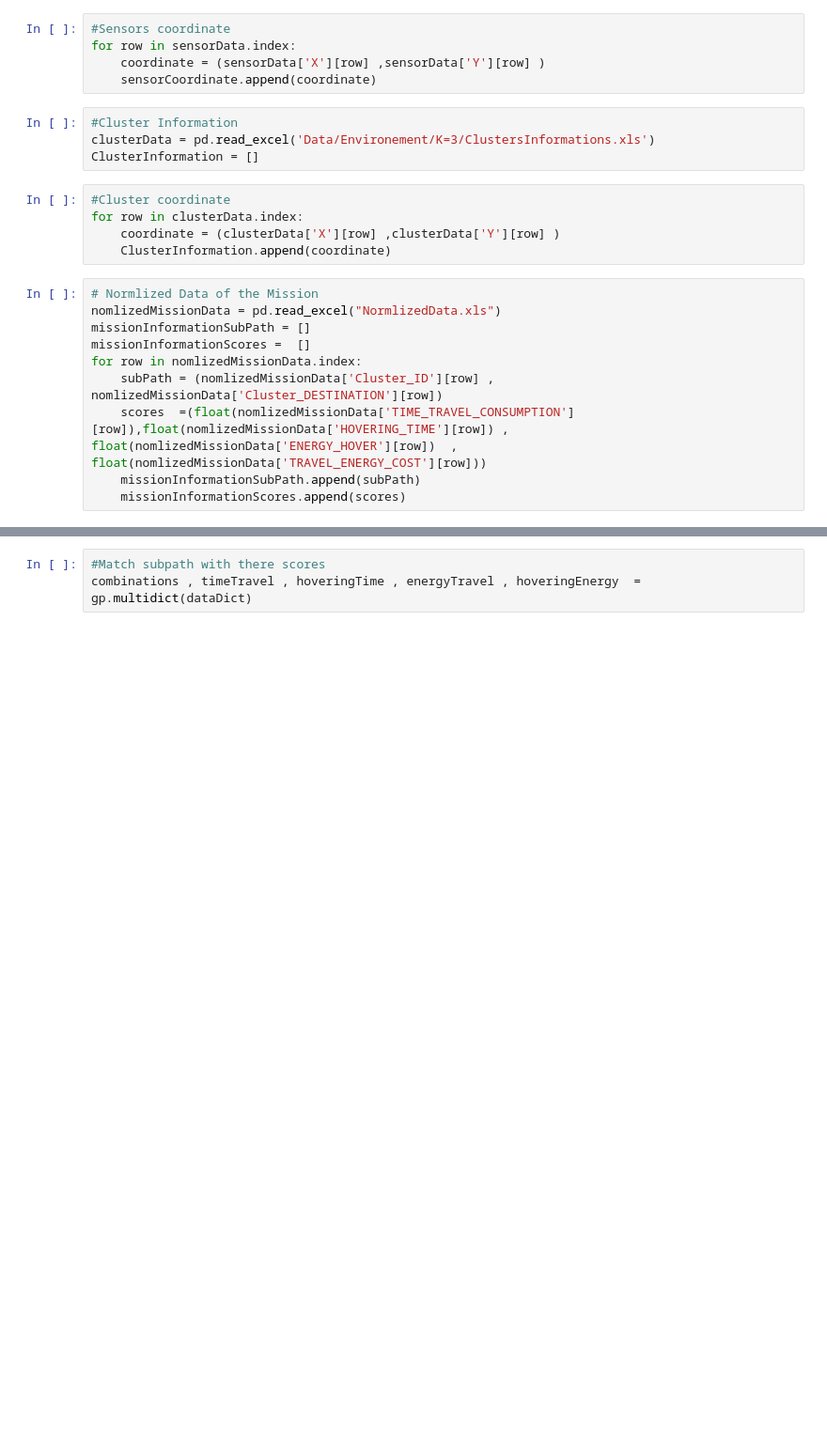
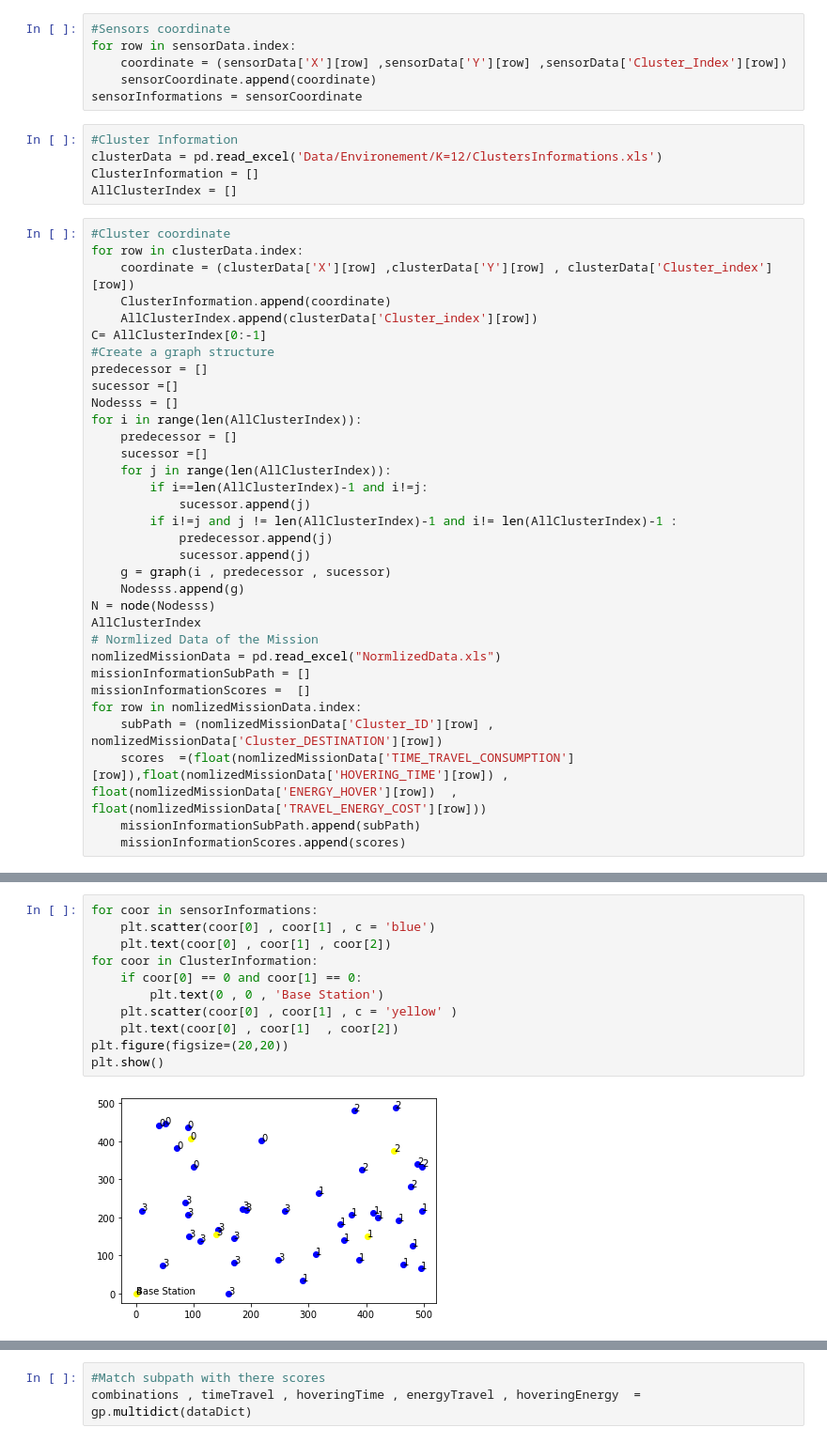
Before and after one commit to akram92i1/UAV_TIME_ENERGY_MIN_OPTIMAL_GUROBI, a Jupyter notebook: UAV_EnergyTimeMinimization.ipynb, the cells around one changed output, grey strips where cells are left out. Shown: that part at 94% size. Drawn from its saved outputs; the diff is of its cells as text; blank space fills up the shorter version.

```diff
--- a/UAV_EnergyTimeMinimization.ipynb
+++ b/UAV_EnergyTimeMinimization.ipynb
@@ -9,18 +11,38 @@ sensorCoordinate = []
 # %%
 #Sensors coordinate
 for row in sensorData.index:
-    coordinate = (sensorData['X'][row] ,sensorData['Y'][row] )
+    coordinate = (sensorData['X'][row] ,sensorData['Y'][row] ,sensorData['Cluster_Index'][row])
     sensorCoordinate.append(coordinate)
+sensorInformations = sensorCoordinate
 # %%
 #Cluster Information
-clusterData = pd.read_excel('Data/Environement/K=3/ClustersInformations.xls')
+clusterData = pd.read_excel('Data/Environement/K=12/ClustersInformations.xls')
 ClusterInformation = []
+AllClusterIndex = []
-# %%
-#Cluster coordinate
-for row in clusterData.index:
-    coordinate = (clusterData['X'][row] ,clusterData['Y'][row] )
-    ClusterInformation.append(coordinate)
 # %%
+#Cluster coordinate
+for row in clusterData.index:
+    coordinate = (clusterData['X'][row] ,clusterData['Y'][row] , clusterData['Cluster_index'][row])
+    ClusterInformation.append(coordinate)
+    AllClusterIndex.append(clusterData['Cluster_index'][row])
+C= AllClusterIndex[0:-1]
+#Create a graph structure
+predecessor = []
+sucessor =[]
+Nodesss = []
+for i in range(len(AllClusterIndex)):
+    predecessor = []
+    sucessor =[]
+    for j in range(len(AllClusterIndex)):
+        if i==len(AllClusterIndex)-1 and i!=j:
+            sucessor.append(j)
+        if i!=j and j != len(AllClusterIndex)-1 and i!= len(AllClusterIndex)-1 :
+            predecessor.append(j)
+            sucessor.append(j)
+    g = graph(i , predecessor , sucessor)
+    Nodesss.append(g)
+N = node(Nodesss)
+AllClusterIndex
 # Normlized Data of the Mission
 nomlizedMissionData = pd.read_excel("NormlizedData.xls")
 missionInformationSubPath = []
@@ -32,0 +63,13 @@ for row in nomlizedMissionData.index:
+# %%
+for coor in sensorInformations:
+    plt.scatter(coor[0] , coor[1] , c = 'blue')
+    plt.text(coor[0] , coor[1] , coor[2])
+for coor in ClusterInformation:
+    if coor[0] == 0 and coor[1] == 0:
+        plt.text(0 , 0 , 'Base Station')
+    plt.scatter(coor[0] , coor[1] , c = 'yellow' )
+    plt.text(coor[0] , coor[1]  , coor[2])
+plt.figure(figsize=(20,20))
+plt.show()
+# %% [output]
+[figure, added]
```
Also changed, not shown: parts of 32 cells of this notebook, 28 other files.
